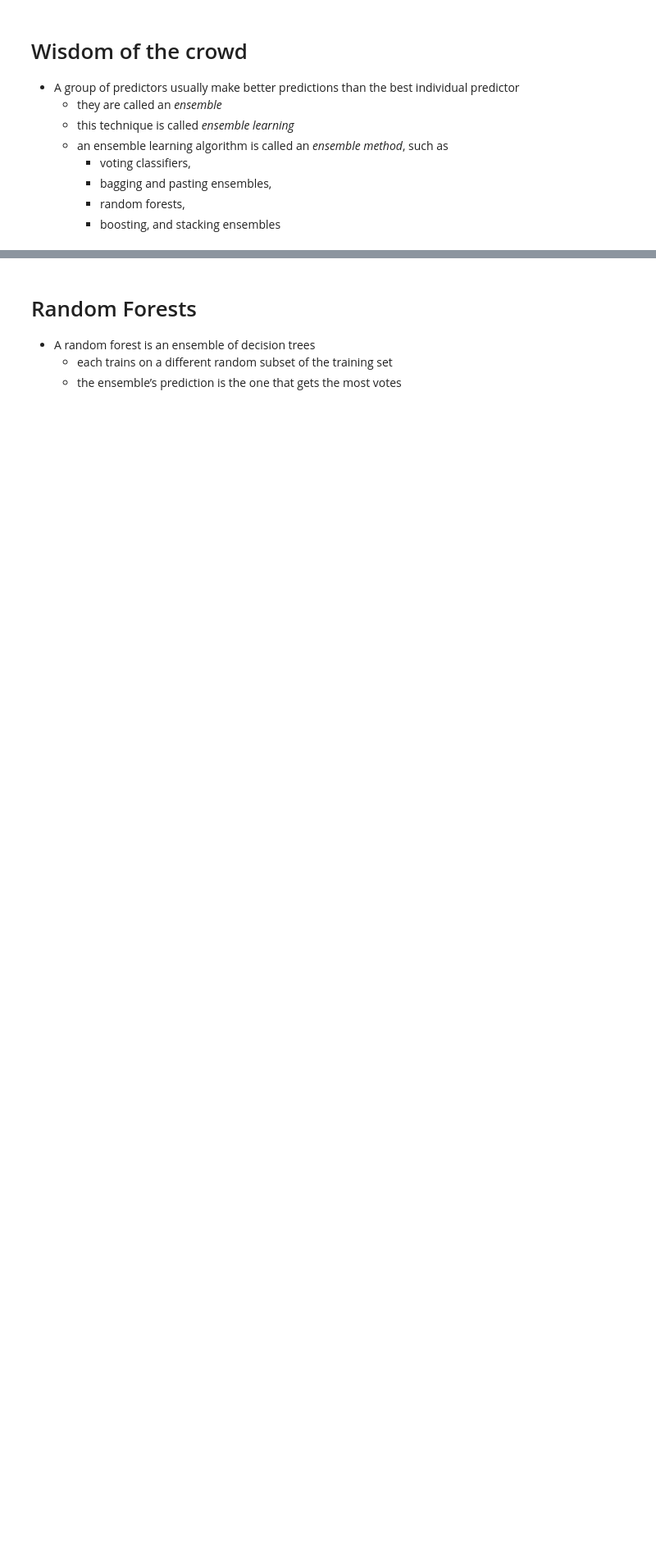
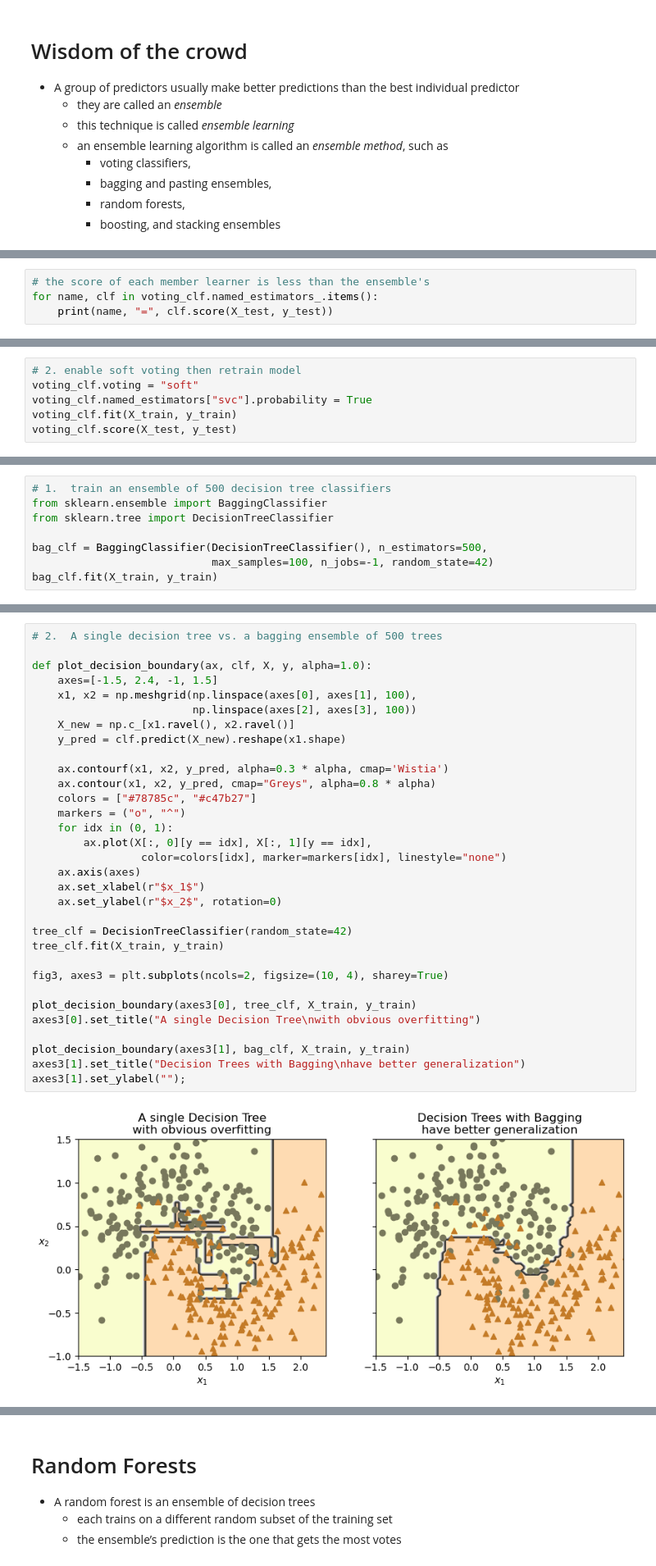
Before and after one commit to ufidon/ml, a Jupyter notebook: mod3/rf.ipynb, the cells around one changed output, grey strips where cells are left out. Shown at 82% size. Cells and saved outputs as stored; diff of their text form; blank space fills up the shorter version.

```diff
--- a/mod3/rf.ipynb
+++ b/mod3/rf.ipynb
@@ -35,0 +125,4 @@ _homl3 ch7_
+# %%
+# the score of each member learner is less than the ensemble's
+for name, clf in voting_clf.named_estimators_.items():
+    print(name, "=", clf.score(X_test, y_test))
@@ -35,0 +160,6 @@ _homl3 ch7_
+# %%
+# 2. enable soft voting then retrain model
+voting_clf.voting = "soft"
+voting_clf.named_estimators["svc"].probability = True
+voting_clf.fit(X_train, y_train)
+voting_clf.score(X_test, y_test)
@@ -35,0 +205,8 @@ _homl3 ch7_
+# %%
+# 1.  train an ensemble of 500 decision tree classifiers
+from sklearn.ensemble import BaggingClassifier
+from sklearn.tree import DecisionTreeClassifier
+
+bag_clf = BaggingClassifier(DecisionTreeClassifier(), n_estimators=500,
+                            max_samples=100, n_jobs=-1, random_state=42)
+bag_clf.fit(X_train, y_train)
@@ -35,0 +216,34 @@ _homl3 ch7_
+# %%
+# 2.  A single decision tree vs. a bagging ensemble of 500 trees
+
+def plot_decision_boundary(ax, clf, X, y, alpha=1.0):
+    axes=[-1.5, 2.4, -1, 1.5]
+    x1, x2 = np.meshgrid(np.linspace(axes[0], axes[1], 100),
+                         np.linspace(axes[2], axes[3], 100))
+    X_new = np.c_[x1.ravel(), x2.ravel()]
+    y_pred = clf.predict(X_new).reshape(x1.shape)
+
+    ax.contourf(x1, x2, y_pred, alpha=0.3 * alpha, cmap='Wistia')
+    ax.contour(x1, x2, y_pred, cmap="Greys", alpha=0.8 * alpha)
+    colors = ["#78785c", "#c47b27"]
+    markers = ("o", "^")
+    for idx in (0, 1):
+        ax.plot(X[:, 0][y == idx], X[:, 1][y == idx],
+                 color=colors[idx], marker=markers[idx], linestyle="none")
+    ax.axis(axes)
+    ax.set_xlabel(r"$x_1$")
+    ax.set_ylabel(r"$x_2$", rotation=0)
+
+tree_clf = DecisionTreeClassifier(random_state=42)
+tree_clf.fit(X_train, y_train)
+
+fig3, axes3 = plt.subplots(ncols=2, figsize=(10, 4), sharey=True)
+
+plot_decision_boundary(axes3[0], tree_clf, X_train, y_train)
+axes3[0].set_title("A single Decision Tree\nwith obvious overfitting")
+
+plot_decision_boundary(axes3[1], bag_clf, X_train, y_train)
+axes3[1].set_title("Decision Trees with Bagging\nhave better generalization")
+axes3[1].set_ylabel("");
+# %% [output]
+[figure, added]
```
Also changed, not shown: parts of 20 cells of this notebook.
